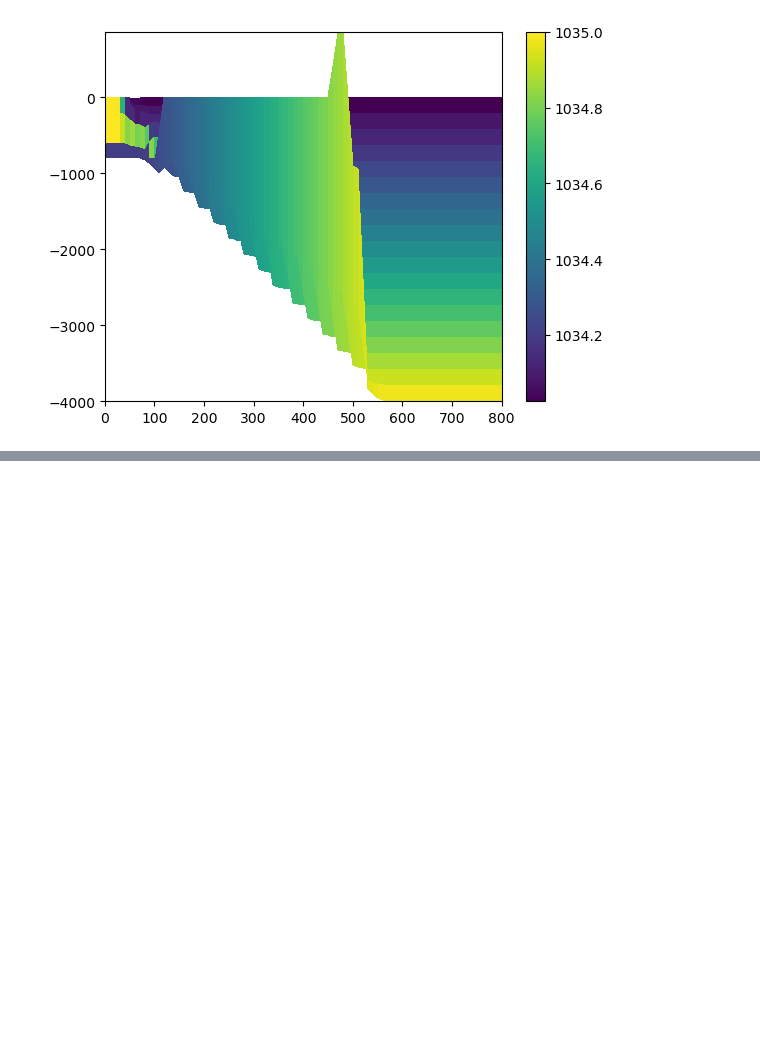
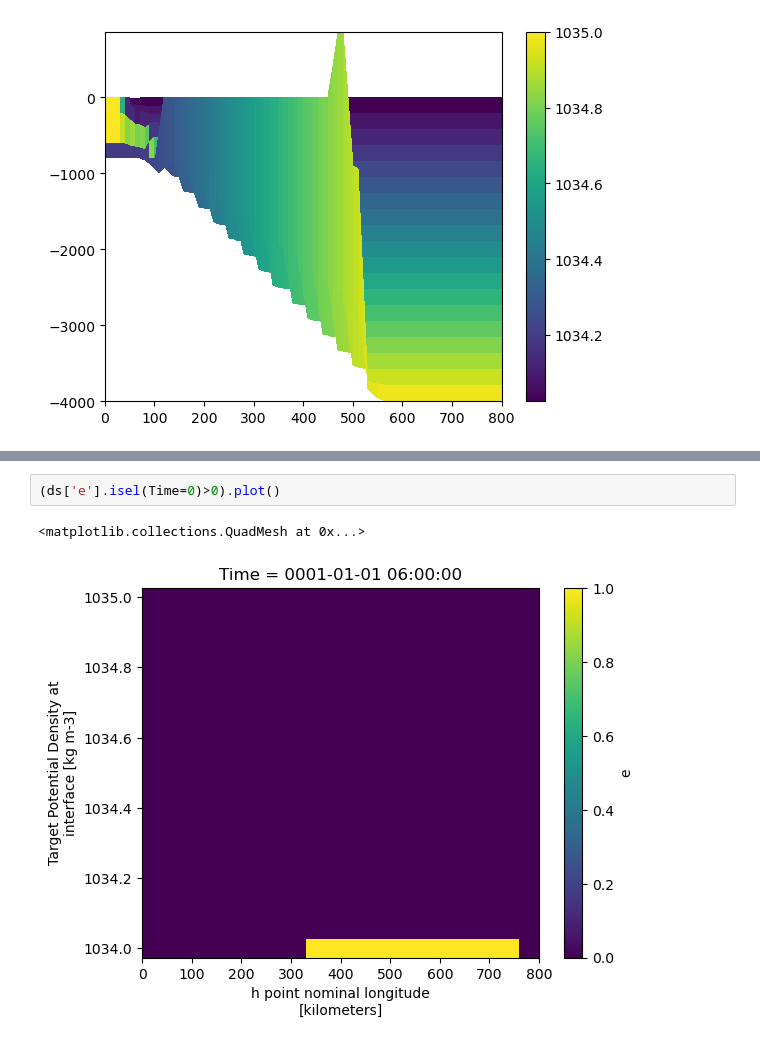
Before and after one commit to gmacgilchrist/MOM6-examples, a Jupyter notebook: ocean_only/flow_downslope/gmac_analysis.ipynb, the cells around one changed output, grey strips where cells are left out. Cells and saved outputs as stored; diff of their text form; blank space fills up the shorter version.

```diff
--- a/ocean_only/flow_downslope/gmac_analysis.ipynb
+++ b/ocean_only/flow_downslope/gmac_analysis.ipynb
@@ -43,0 +49,5 @@ plt.colorbar()
+# %%
+(ds['e'].isel(Time=0)>0).plot()
+# %% [output]
+<matplotlib.collections.QuadMesh at 0x...>
+[figure, added]
```
Also changed, not shown: parts of 2 cells of this notebook, 15 other files.
